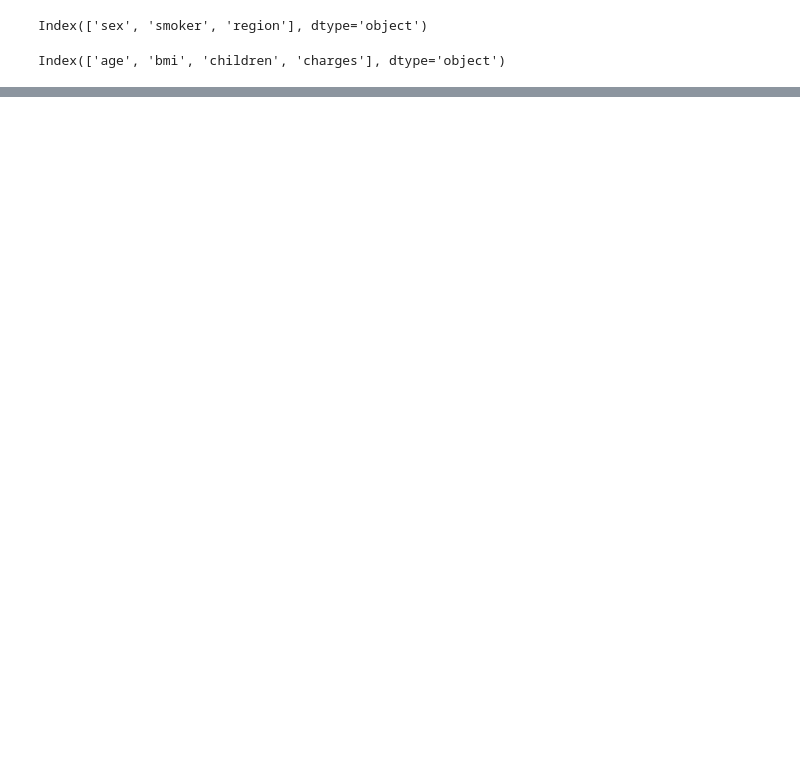
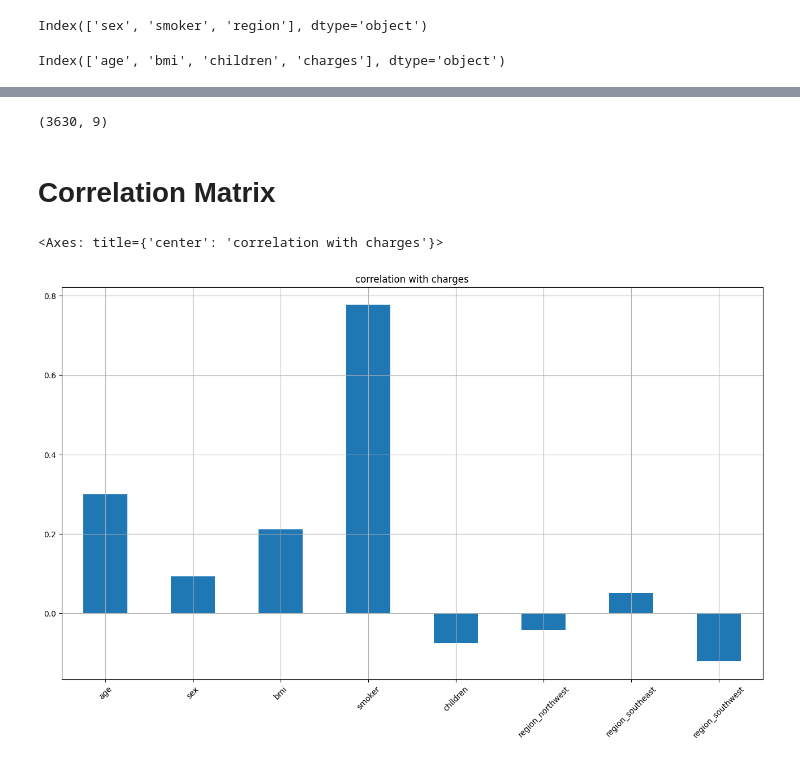
Before and after one commit to mungekarkiran/Medical_Insurance_Cost_Forecast_using_Regression, a Jupyter notebook: research/Medical Insurance Cost Forecast using Regression.ipynb, the cells around one changed output, grey strips where cells are left out. Saved outputs shown, nothing was run; the diff lists cells and outputs as text; code cells hidden in the pictures; blank space fills up the shorter version.

```diff
--- a/research/Medical Insurance Cost Forecast using Regression.ipynb
+++ b/research/Medical Insurance Cost Forecast using Regression.ipynb
@@ -44,0 +124,7 @@ Index(['age', 'bmi', 'children', 'charges'], dtype='object')
+# %%
+data['sex'] = data['sex'].replace({'female': 0, 'male': 1})
+data['smoker'] = data['smoker'].replace({'no': 0, 'yes': 1})
+
+# One Hot Encoding.
+data = pd.get_dummies(data=data, drop_first=True, dtype=int)
+data.head()
@@ -44,0 +138,16 @@ Index(['age', 'bmi', 'children', 'charges'], dtype='object')
+# %%
+data.shape
+# %% [output]
+(3630, 9)
+# %% [markdown]
+# Correlation Matrix
+# %%
+data_2 = data.drop(columns = 'charges')
+data_2.corrwith(data['charges']).plot.bar(
+    figsize = (16,9),
+    title = 'correlation with charges',
+    rot = 45,
+    grid = True)
+# %% [output]
+<Axes: title={'center': 'correlation with charges'}>
+[figure, added]
```
Also changed, not shown: parts of 38 cells of this notebook.
